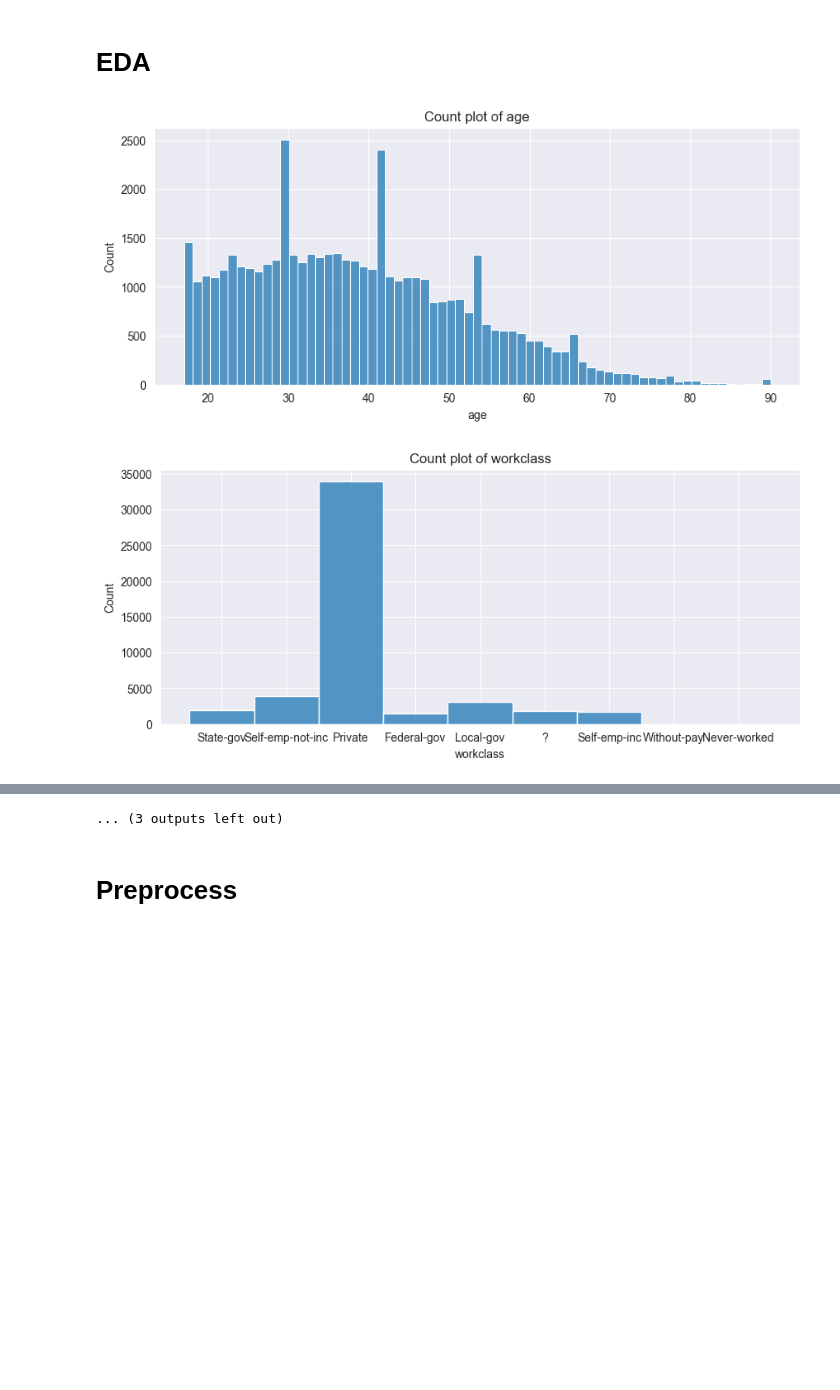
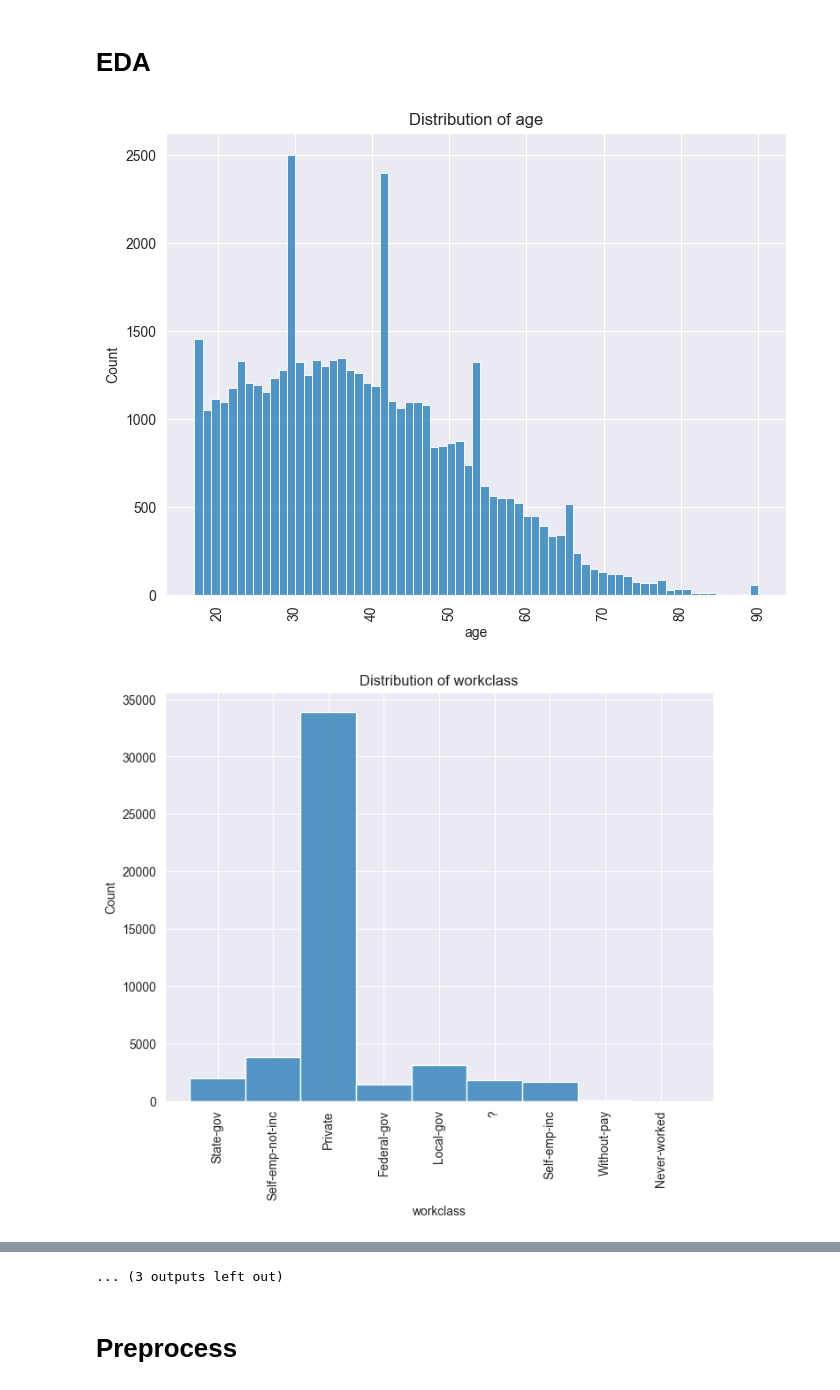
Before and after one commit to Aadhil21/ML-Coursework, a Jupyter notebook: main.ipynb, the cells around one changed output, grey strips where cells are left out. Cells and saved outputs as stored; diff of their text form; code cells hidden in the pictures; blank space fills up the shorter version.

```diff
--- a/main.ipynb
+++ b/main.ipynb
@@ -71,12 +72,14 @@ df.describe()
 # %% [markdown]
 # EDA
 # %%
-for feature in df:
-    # if feature != 'fnlwgt':
-    plt.figure(figsize=(10, 4))
-    sns.histplot(x=feature, data=df)
-    plt.title(f'Count plot of {feature}')
+for feature in df.columns:
+    plt.figure(figsize=(8, 6))
+    sns.histplot(data=df, x=feature)
+    plt.title(f'Distribution of {feature}')
+    plt.xlabel(feature)
+    plt.ylabel('Count')
+    plt.xticks(rotation=90)
     plt.show()
 # %% [output]
-[figure, old version]
+[figure, new version]
-[figure, old version]
+[figure, new version]
```
Also changed, not shown: parts of 17 cells of this notebook.
